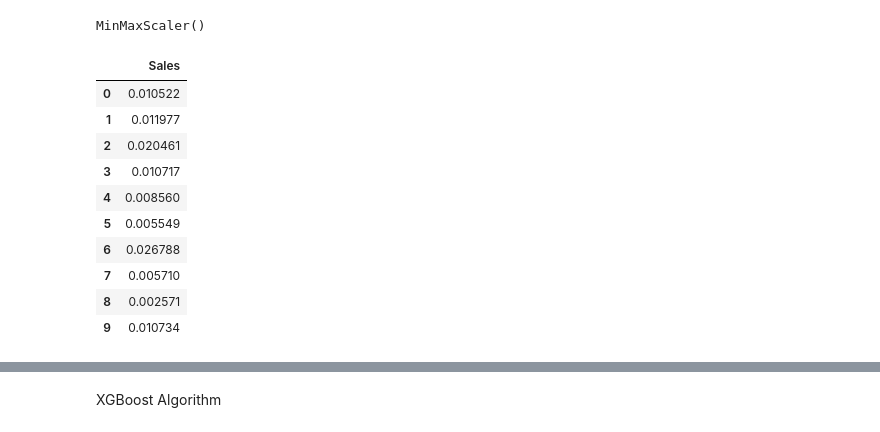
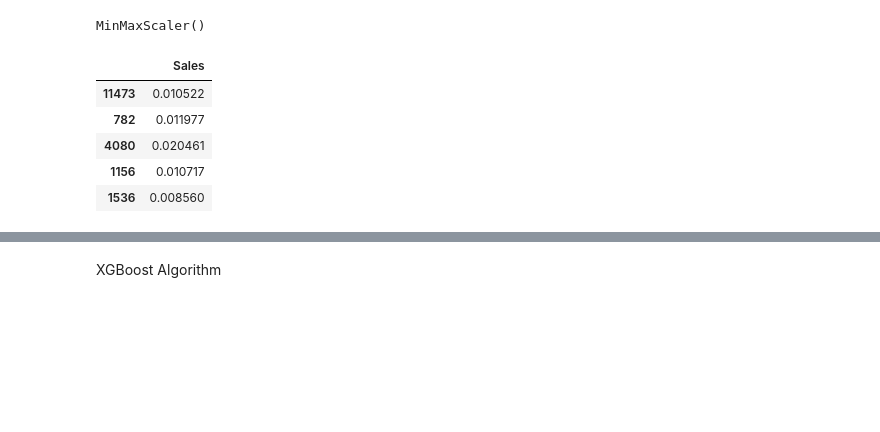
Before and after one commit to OlanreleOladeji/Demand-forecast--XGBoost, a Jupyter notebook: Products_quantity_forecasting_model_(XGB).ipynb, the cells around one changed output, grey strips where cells are left out. Saved outputs shown, nothing was run; the diff lists cells and outputs as text; code cells hidden in the pictures; blank space fills up the shorter version.

```diff
--- a/Products_quantity_forecasting_model_(XGB).ipynb
+++ b/Products_quantity_forecasting_model_(XGB).ipynb
@@ -118,0 +123,8 @@ train_X, test_X, train_y, test_y = train_test_split(X, y, test_size=0.2, random_
+# %%
+train_df = df.loc[train_indices].copy()
+test_df = df.loc[test_indices].copy()
+# %%
+train_X = train_df[feature_cols]
+train_y = train_df[target_col]
+test_X = test_df[feature_cols]
+test_y = test_df[target_col]
@@ -201,27 +229,22 @@ Scaling the train_y and test_y :
 # %%
 scaler_y = MinMaxScaler()
 # %%
-scaler_y.fit(y)
+scaler_y.fit(train_y)
 # %% [output]
 MinMaxScaler()
 # %%
 train_y_Scaled = scaler_y.transform(train_y)
 # %%
-train_y_Scaled = pd.DataFrame(train_y_Scaled, columns=['Sales'])
+train_y_Scaled = pd.DataFrame(train_y_Scaled, columns=target_col, index=train_y.index)
 # %%
-train_y_Scaled.head(10)
+train_y_Scaled.head()
 # %% [output]
 |  | Sales |
-| 0 | 0.010522 |
-| 1 | 0.011977 |
-| 2 | 0.020461 |
-| 3 | 0.010717 |
-| 4 | 0.008560 |
-| 5 | 0.005549 |
-| 6 | 0.026788 |
-| 7 | 0.005710 |
-| 8 | 0.002571 |
-| 9 | 0.010734 |
+| 11473 | 0.010522 |
+| 782 | 0.011977 |
+| 4080 | 0.020461 |
+| 1156 | 0.010717 |
+| 1536 | 0.008560 |
 # %%
 test_y_Scaled = scaler_y.transform(test_y)
 # %%
```
Also changed, not shown: parts of 21 cells of this notebook.
